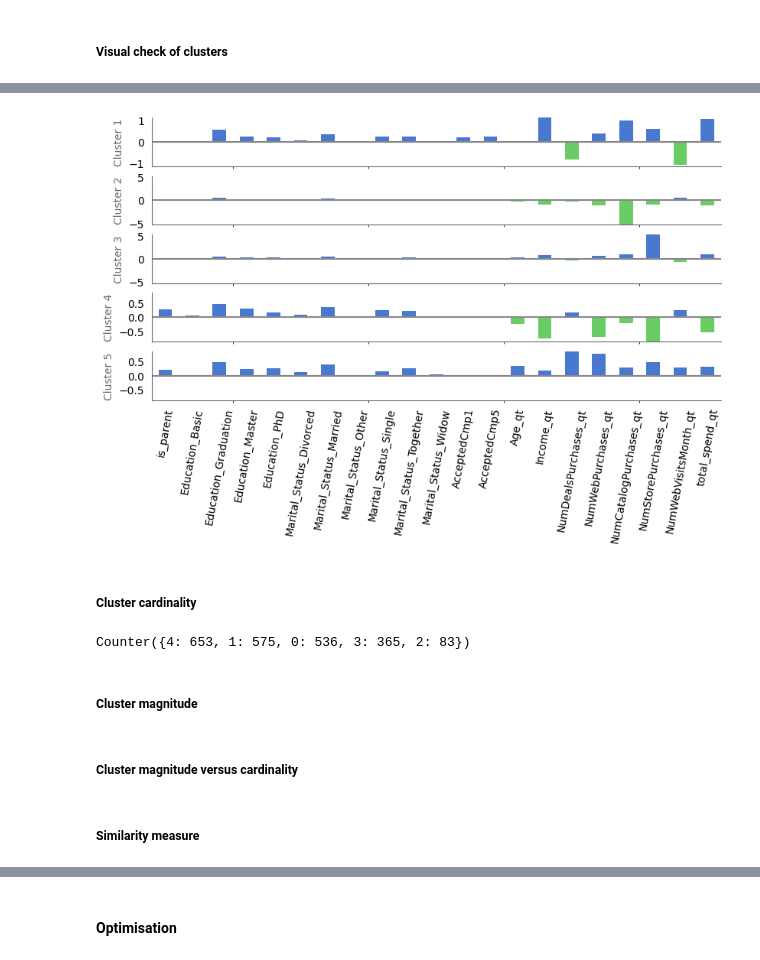
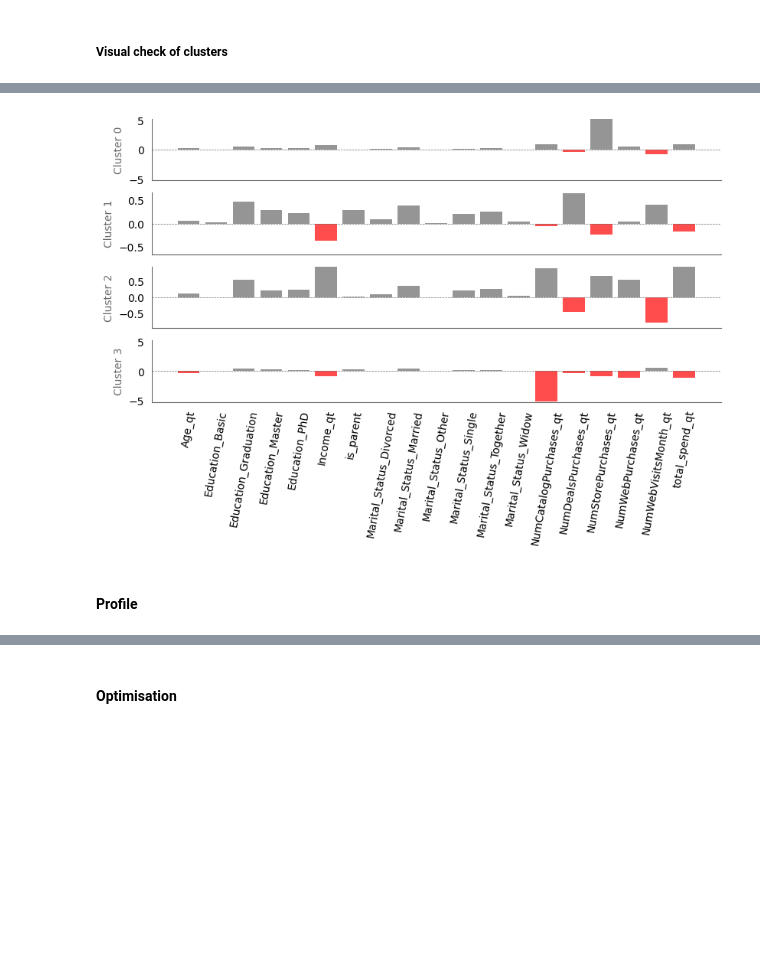
Before and after one commit to earth1987/retail-customer-segmentation, a Jupyter notebook: notebooks/model_selection_evaluation.ipynb, the cells around one changed output, grey strips where cells are left out. Cells and saved outputs as stored; diff of their text form; code cells hidden in the pictures; blank space fills up the shorter version.

Commit message:
Added kmeans, kproto and hierarchical clustering

```diff
--- a/notebooks/model_selection_evaluation.ipynb
+++ b/notebooks/model_selection_evaluation.ipynb
@@ -116,0 +129,3 @@ axes.spines[['left', 'bottom']].set_color('dimgray')
+# %%
+k = 4
+kmeans = KMeans(n_clusters=k, random_state=0, init='random', n_init=300).fit(kmeans_df)
@@ -116,0 +134,3 @@ axes.spines[['left', 'bottom']].set_color('dimgray')
+# %%
+kmeans_centers_df = pd.DataFrame(kmeans.cluster_centers_, columns=list(kmeans_df.columns))
+display(kmeans_centers_df.head())
@@ -116,0 +145,13 @@ axes.spines[['left', 'bottom']].set_color('dimgray')
+# %%
+from scipy.spatial.distance import euclidean
+
+# Cluster cardinality
+kmeans_labels = pd.DataFrame(np.transpose(kmeans.labels_), columns=["labels"])
+kmeans_cardinality = kmeans_labels["labels"].value_counts().sort_index()
+
+# Cluster magnitude
+data = pd.DataFrame.from_records(np.expand_dims(kmeans_df, axis=1), columns=["point"])
+data["label"] = kmeans.labels_
+data["center"] = data["label"].apply(lambda label: kmeans.cluster_centers_[label])
+data["distance"] = data.apply(lambda row: euclidean(row["point"], row["center"]), axis=1)
+kmeans_magnitude = data.groupby(["label"])["distance"].sum()
@@ -130,36 +201,22 @@ centers.head()
 # %%
-fig, axes = plt.subplots(5, 1, figsize=(6.4*1.5, 4.8), sharex=True)
-for i, ax in enumerate(axes):
-    center =centers.loc[i, :]
-    maxPC = 1.01 * np.max(np.max(np.abs(center)))
-    colors = ['C0' if l > 0 else 'C1' for l in center]
-    ax.axhline(color='#888888')
-    center.plot.bar(ax=ax, color=colors)
-    ax.set_ylabel(f'Cluster {i +1}', color='dimgray')
-    ax.set_ylim(-maxPC, maxPC)
-
+fig, axes = plt.subplots(k, 1, figsize=(6.4*1.5, 4.8), sharex=True)
 for ax in axes:
     ax.tick_params(bottom=False, left=False)
     ax.grid(False)
     ax.spines[['top', 'right']].set_visible(False)
     ax.spines[['left', 'bottom']].set_color('dimgray')
 
-xtick_labels = [item.get_text() for item in ax.get_xticklabels()]
-ax.set_xticklabels(xtick_labels, rotation=80);
+for i, ax in enumerate(axes):
+    X = kmeans_centers_df.loc[i, :].index
+    Y = kmeans_centers_df.loc[i, :]
+    colors = ['dimgray' if y > 0 else 'red' for y in Y]
+    ylim = 1.01 * np.max(np.abs(Y))
+    ax.bar(X, Y, color=colors, alpha=0.7)
+    ax.axhline(color='dimgray', linestyle='--', linewidth=0.5)
+    ax.set_ylabel(f'Cluster {i}', color='dimgray')
+    ax.set_ylim(-ylim, ylim)
+ax.set_xticklabels(list(kmeans_centers_df.columns), rotation=80);
 # %% [output]
-[figure, old version]
+[figure, new version]
-# %% [markdown]
-##### Cluster cardinality
-# %%
-from collections import Counter
-kmeans = KMeans(n_clusters=5, random_state=0, init='random', n_init=300).fit(eng_df)
-clean_df['cluster'] = kmeans.labels_
-Counter(kmeans.labels_)
-# %% [output]
-Counter({4: 653, 1: 575, 0: 536, 3: 365, 2: 83})
-# %% [markdown]
-##### Cluster magnitude
-# %% [markdown]
-##### Cluster magnitude versus cardinality
-# %% [markdown]
-##### Similarity measure
+# %% [markdown]
+#### Profile
```
Also changed, not shown: parts of 46 cells of this notebook.
